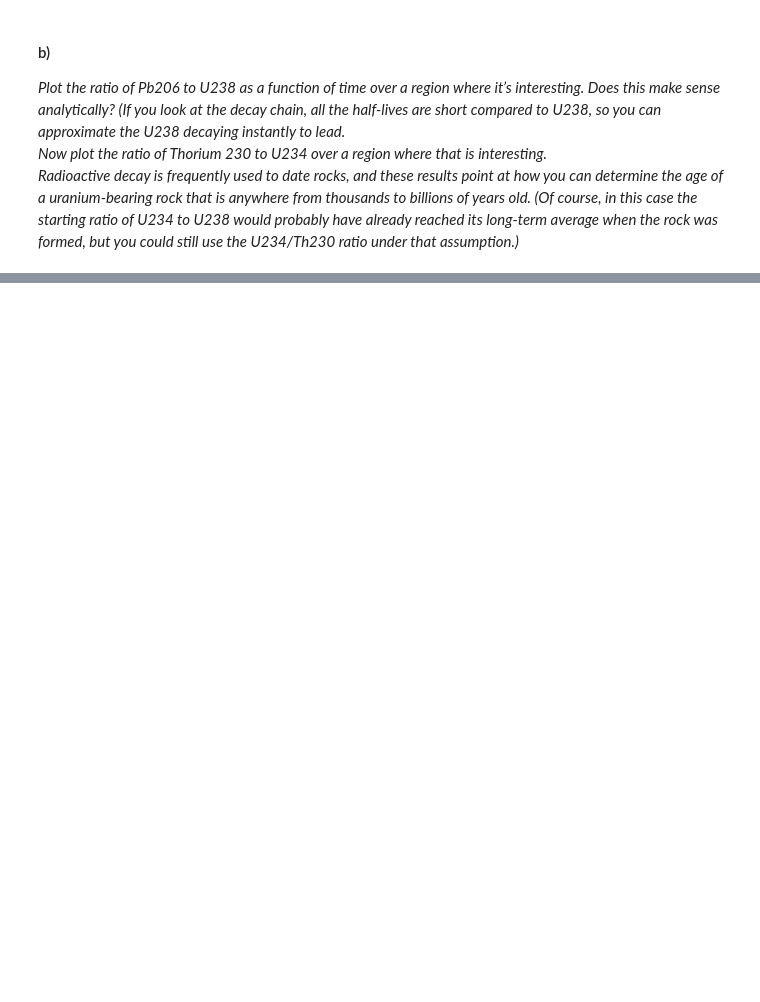
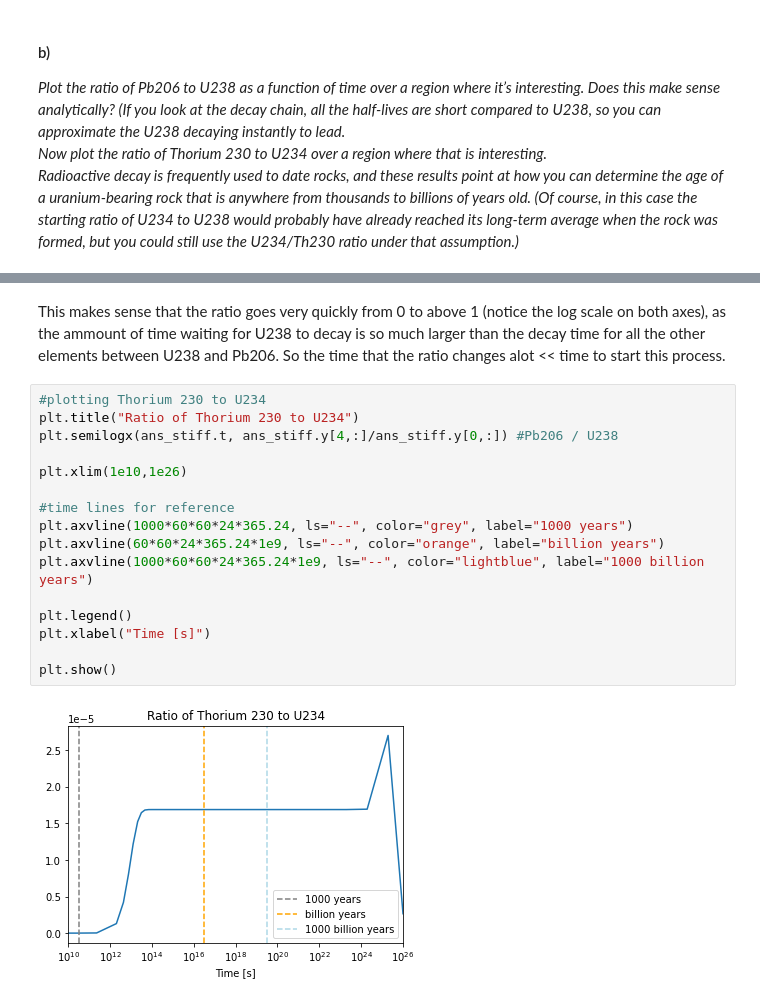
Before and after one commit to eklem1/Phys512_EK, a Jupyter notebook: PS2/PS2_EK.ipynb, the cells around one changed output, grey strips where cells are left out. Drawn from its saved outputs; the diff is of its cells as text; blank space fills up the shorter version.

```diff
--- a/PS2/PS2_EK.ipynb
+++ b/PS2/PS2_EK.ipynb
@@ -456,0 +446,20 @@ plt.show()
+# %% [markdown]
+This makes sense that the ratio goes very quickly from 0 to above 1 (notice the log scale on both axes), as the ammount of time waiting for U238 to decay is so much larger than the decay time for all the other elements between U238 and Pb206. So the time that the ratio changes alot << time to start this process.
+# %%
+#plotting Thorium 230 to U234
+plt.title("Ratio of Thorium 230 to U234")
+plt.semilogx(ans_stiff.t, ans_stiff.y[4,:]/ans_stiff.y[0,:]) #Pb206 / U238
+
+plt.xlim(1e10,1e26)
+
+#time lines for reference
+plt.axvline(1000*60*60*24*365.24, ls="--", color="grey", label="1000 years")
+plt.axvline(60*60*24*365.24*1e9, ls="--", color="orange", label="billion years")
+plt.axvline(1000*60*60*24*365.24*1e9, ls="--", color="lightblue", label="1000 billion years")
+
+plt.legend()
+plt.xlabel("Time [s]")
+
+plt.show()
+# %% [output]
+[figure, added]
```
Also changed, not shown: parts of 12 cells of this notebook.
